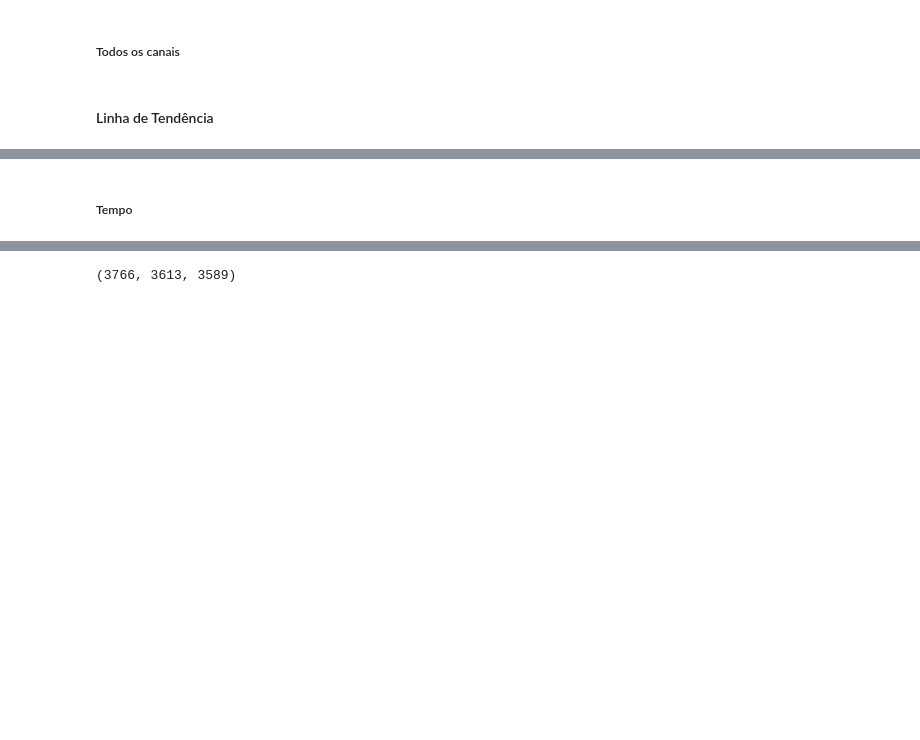
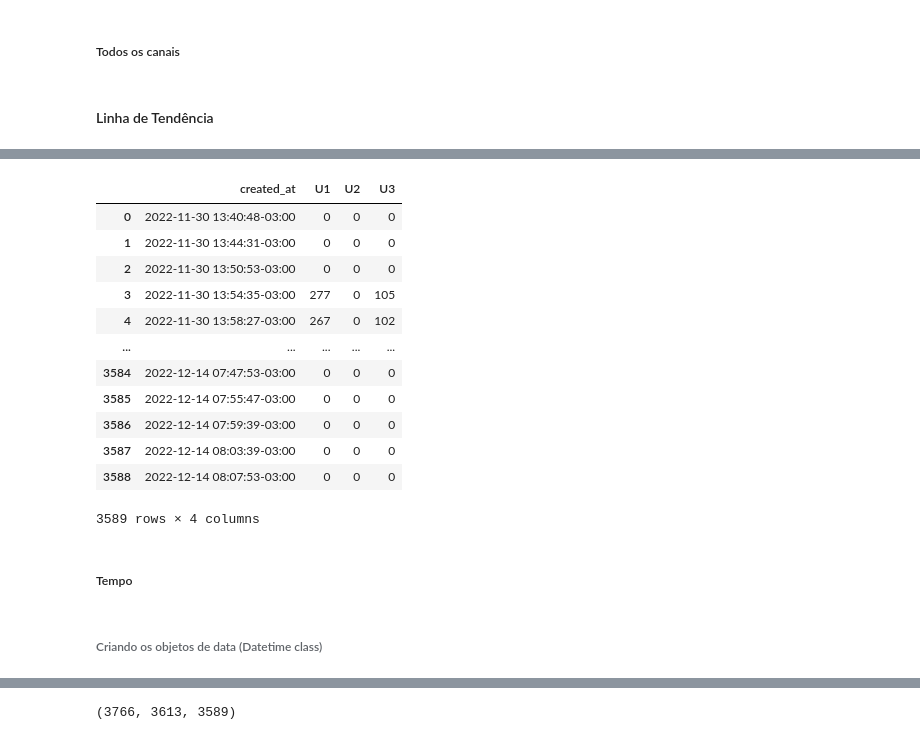
Before and after one commit to Leandro-Bernardo/Landside-monitoring-system, a Jupyter notebook: Jurujuba.ipynb, the cells around one changed output, grey strips where cells are left out. Cells and saved outputs as stored; diff of their text form; code cells hidden in the pictures; blank space fills up the shorter version.

```diff
--- a/Jurujuba.ipynb
+++ b/Jurujuba.ipynb
@@ -549,4 +547,27 @@ dados3lt
+# %%
+# J3
+dadosj3 = pd.DataFrame(data =pd.to_datetime(dados3['created_at']))
+dadosj3['U1'] = dados3['U1']
+dadosj3['U2'] = dados3['U2']
+dadosj3['U3'] = dados3['U3']
+dadosj3
+# %% [output]
+|  | created_at | U1 | U2 | U3 |
+| 0 | 2022-11-30 13:40:48-03:00 | 0 | 0 | 0 |
+| 1 | 2022-11-30 13:44:31-03:00 | 0 | 0 | 0 |
+| 2 | 2022-11-30 13:50:53-03:00 | 0 | 0 | 0 |
+| 3 | 2022-11-30 13:54:35-03:00 | 277 | 0 | 105 |
+| 4 | 2022-11-30 13:58:27-03:00 | 267 | 0 | 102 |
+| ... | ... | ... | ... | ... |
+| 3584 | 2022-12-14 07:47:53-03:00 | 0 | 0 | 0 |
+| 3585 | 2022-12-14 07:55:47-03:00 | 0 | 0 | 0 |
+| 3586 | 2022-12-14 07:59:39-03:00 | 0 | 0 | 0 |
+| 3587 | 2022-12-14 08:03:39-03:00 | 0 | 0 | 0 |
+| 3588 | 2022-12-14 08:07:53-03:00 | 0 | 0 | 0 |
+3589 rows × 4 columns
 # %% [markdown]
 ##### Tempo
+# %% [markdown]
+###### Criando os objetos de data (Datetime class)
 # %%
 # como os dados são enviados em tempos diferentes, aqui encontra-se um tempo médio para cada envio de dados dos 3 canais
```
Also changed, not shown: parts of 65 cells of this notebook.
